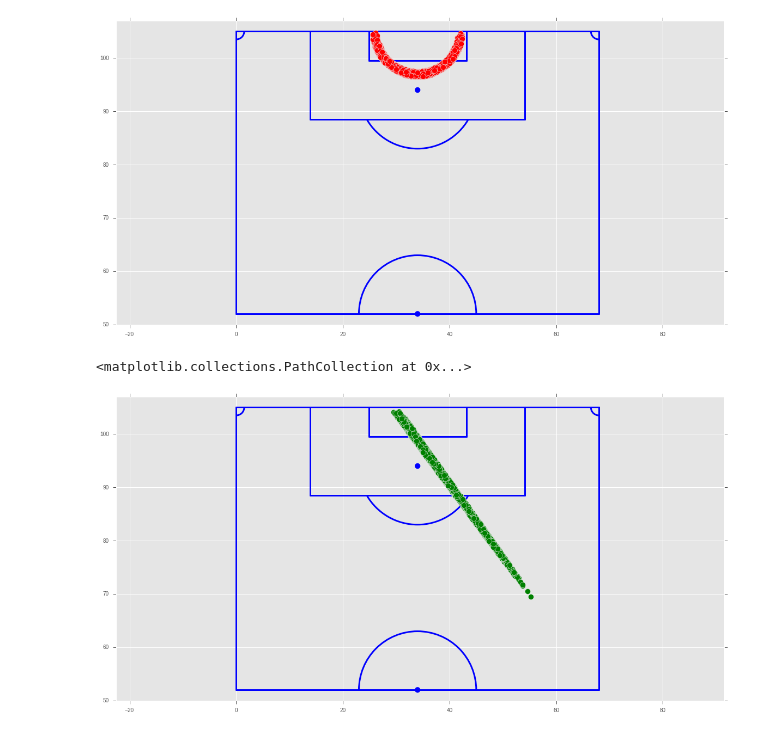
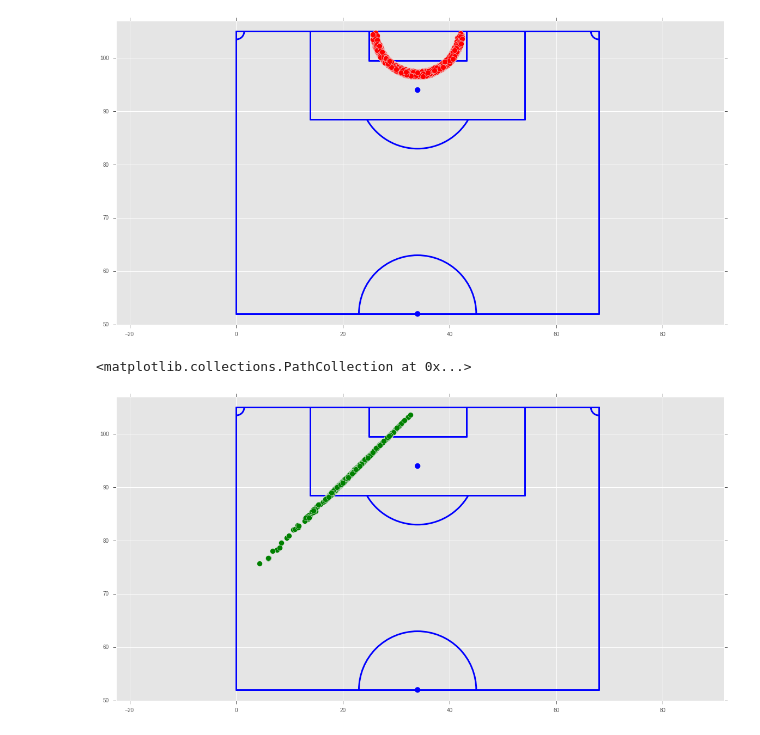
Before and after one commit to 10contre11/notebooks, a Jupyter notebook: xg_features_selection.ipynb, the cells around one changed output. Drawn from its saved outputs; the diff is of its cells as text; code cells hidden in the pictures.

```diff
--- a/xg_features_selection.ipynb
+++ b/xg_features_selection.ipynb
@@ -371,9 +371,9 @@ plt.scatter(shots_distance_12['adj_start_y'], shots_distance_12['adj_start_x'],
 <matplotlib.collections.PathCollection at 0x...>
 [figure]
 # %%
-shots_degree_34 = shots[shots['degree'].apply(lambda x: round(x, 0)) == -36]
+shots_degree_34 = shots[shots['degree'].apply(lambda x: round(x, 0)) == 135]
 soccerfield()
 plt.scatter(shots_degree_34['adj_start_y'], shots_degree_34['adj_start_x'], 100, c='green', alpha=1, marker='o', zorder=2)
 # %% [output]
 <matplotlib.collections.PathCollection at 0x...>
-[figure, old version]
+[figure, new version]
```
Also changed, not shown: parts of 2 cells of this notebook.
